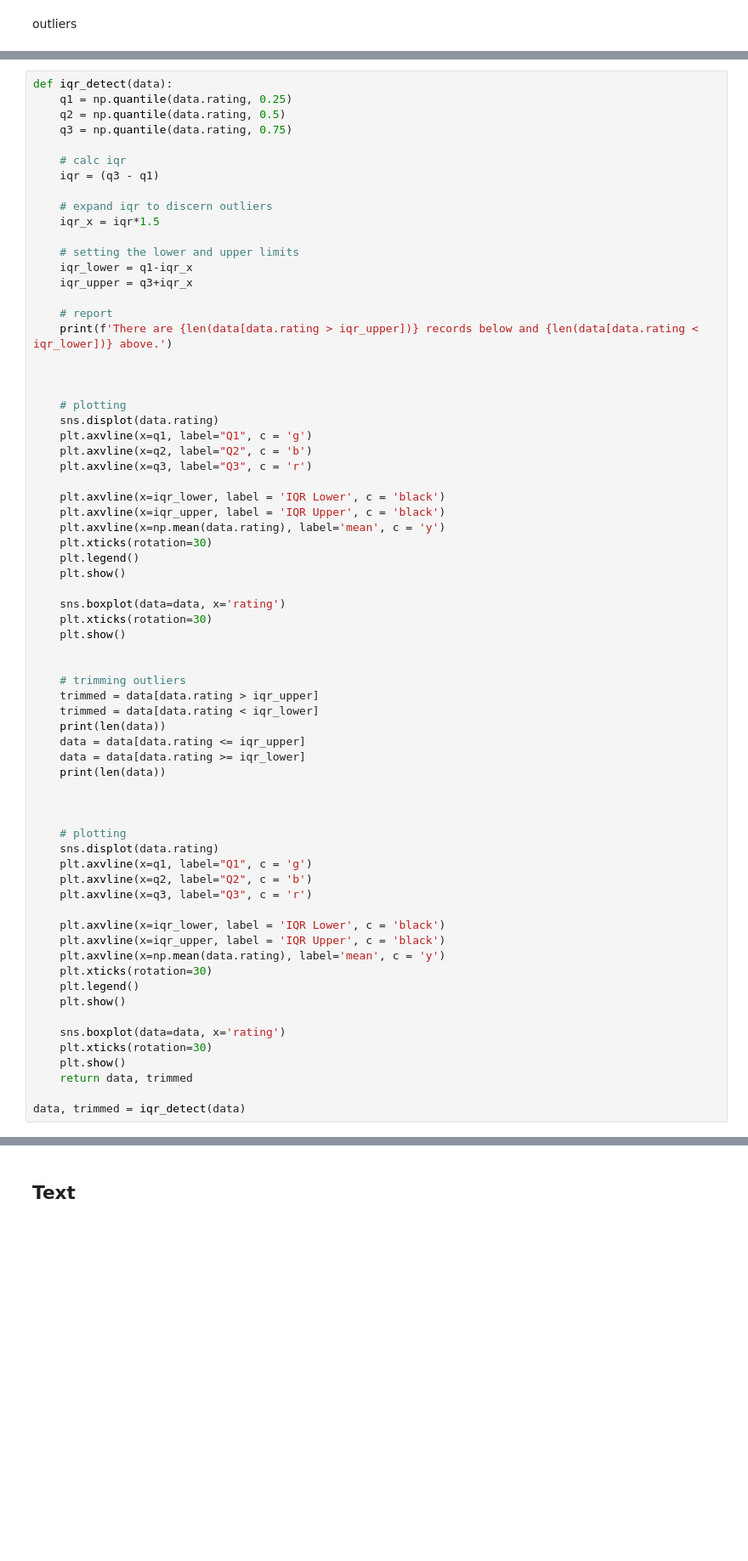
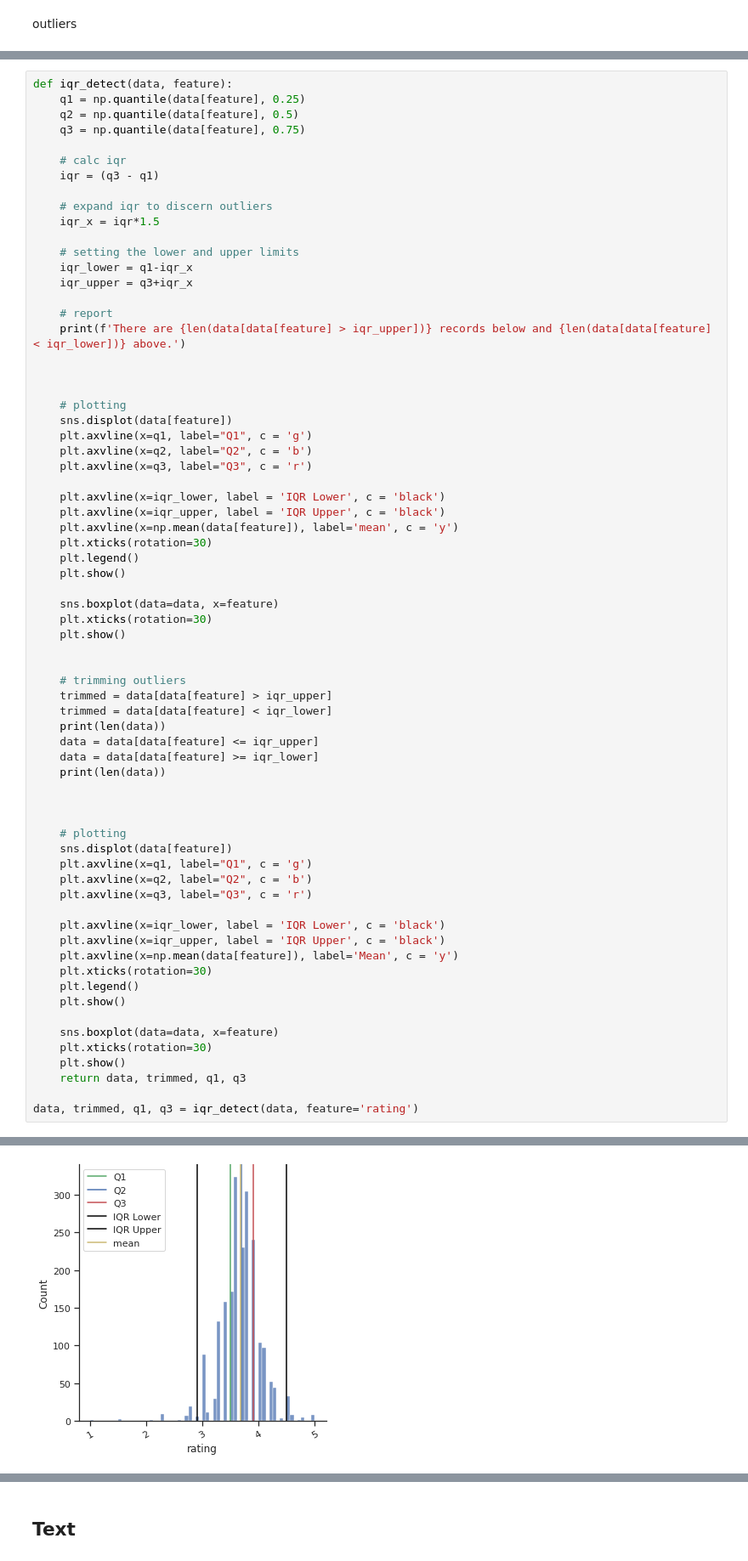
Before and after one commit to 333Kenji/indeedjobscraper, a Jupyter notebook: docs/1_wrangling_engineering.ipynb, the cells around one changed output, grey strips where cells are left out. Shown at 85% size. Cells and saved outputs as stored; diff of their text form; blank space fills up the shorter version.

```diff
--- a/docs/1_wrangling_engineering.ipynb
+++ b/docs/1_wrangling_engineering.ipynb
@@ -243,8 +255,8 @@ z_detect(data, feature = 'rating')
 # %%
-def iqr_detect(data):
-    q1 = np.quantile(data.rating, 0.25)
-    q2 = np.quantile(data.rating, 0.5)
-    q3 = np.quantile(data.rating, 0.75)
+def iqr_detect(data, feature):
+    q1 = np.quantile(data[feature], 0.25)
+    q2 = np.quantile(data[feature], 0.5)
+    q3 = np.quantile(data[feature], 0.75)
 
     # calc iqr
     iqr = (q3 - q1)
@@ -257,54 +269,55 @@ def iqr_detect(data):
     iqr_upper = q3+iqr_x
 
     # report
-    print(f'There are {len(data[data.rating > iqr_upper])} records below and {len(data[data.rating < iqr_lower])} above.')
+    print(f'There are {len(data[data[feature] > iqr_upper])} records below and {len(data[data[feature] < iqr_lower])} above.')
 
 
 
     # plotting
-    sns.displot(data.rating)
+    sns.displot(data[feature])
     plt.axvline(x=q1, label="Q1", c = 'g')
     plt.axvline(x=q2, label="Q2", c = 'b')
     plt.axvline(x=q3, label="Q3", c = 'r')
 
     plt.axvline(x=iqr_lower, label = 'IQR Lower', c = 'black')
     plt.axvline(x=iqr_upper, label = 'IQR Upper', c = 'black')
-    plt.axvline(x=np.mean(data.rating), label='mean', c = 'y')
+    plt.axvline(x=np.mean(data[feature]), label='mean', c = 'y')
     plt.xticks(rotation=30)
     plt.legend()
     plt.show()
 
-    sns.boxplot(data=data, x='rating')
+    sns.boxplot(data=data, x=feature)
     plt.xticks(rotation=30)
     plt.show()
 
 
     # trimming outliers
-    trimmed = data[data.rating > iqr_upper]
-    trimmed = data[data.rating < iqr_lower]
+    trimmed = data[data[feature] > iqr_upper]
+    trimmed = data[data[feature] < iqr_lower]
     print(len(data))
-    data = data[data.rating <= iqr_upper]
-    data = data[data.rating >= iqr_lower]
+    data = data[data[feature] <= iqr_upper]
+    data = data[data[feature] >= iqr_lower]
     print(len(data))
 
 
 
     # plotting
-    sns.displot(data.rating)
+    sns.displot(data[feature])
     plt.axvline(x=q1, label="Q1", c = 'g')
     plt.axvline(x=q2, label="Q2", c = 'b')
     plt.axvline(x=q3, label="Q3", c = 'r')
 
     plt.axvline(x=iqr_lower, label = 'IQR Lower', c = 'black')
     plt.axvline(x=iqr_upper, label = 'IQR Upper', c = 'black')
-    plt.axvline(x=np.mean(data.rating), label='mean', c = 'y')
+    plt.axvline(x=np.mean(data[feature]), label='Mean', c = 'y')
     plt.xticks(rotation=30)
     plt.legend()
     plt.show()
 
-    sns.boxplot(data=data, x='rating')
+    sns.boxplot(data=data, x=feature)
     plt.xticks(rotation=30)
     plt.show()
-    return data, trimmed
+    return data, trimmed, q1, q3
 
-data, trimmed = iqr_detect(data)
+data, trimmed, q1, q3 = iqr_detect(data, feature='rating')
+# %% [output]
@@ -310,0 +325 @@ data, trimmed = iqr_detect(data)
+[figure, added]
```
Also changed, not shown: parts of 126 cells of this notebook, 1 other file.
